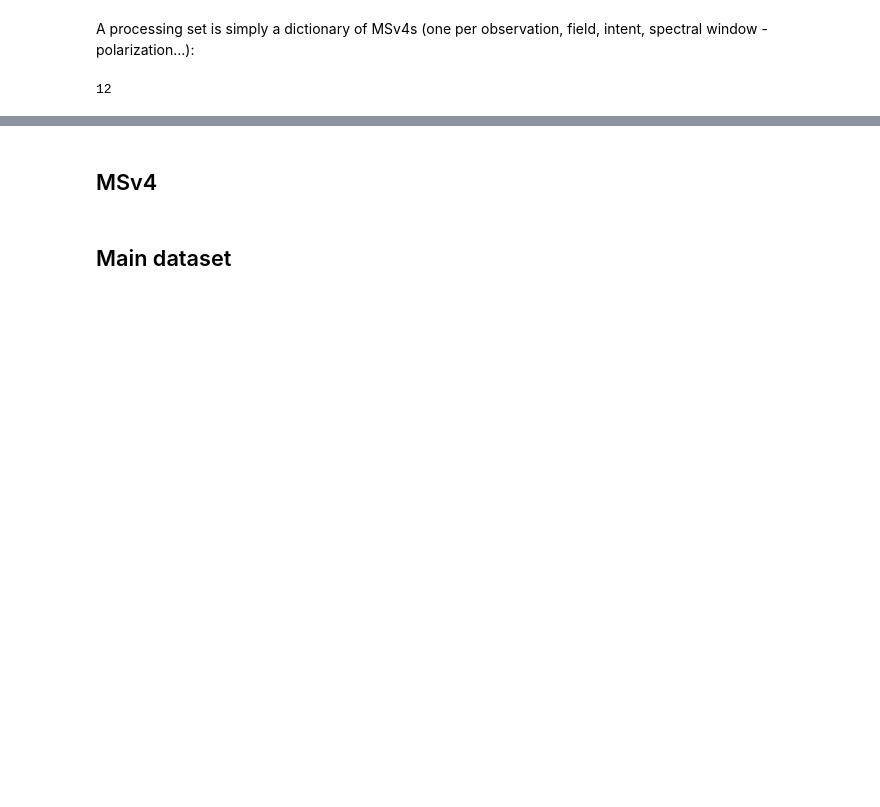
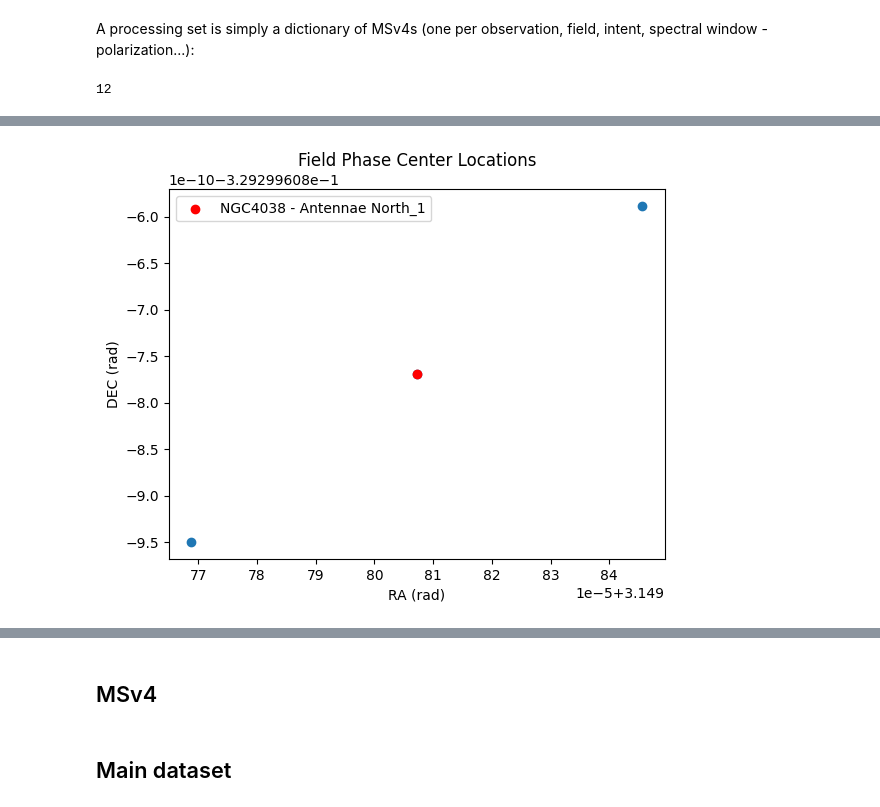
Before and after one commit to casangi/xradio, a Jupyter notebook: docs/source/measurement_set/tutorials/ps_vis.ipynb, the cells around one changed output, grey strips where cells are left out. Saved outputs shown, nothing was run; the diff lists cells and outputs as text; code cells hidden in the pictures; blank space fills up the shorter version.

```diff
--- a/docs/source/measurement_set/tutorials/ps_vis.ipynb
+++ b/docs/source/measurement_set/tutorials/ps_vis.ipynb
@@ -114,0 +115,4 @@ dict_keys(['Antennae_North.cal.lsrk.split_08', 'Antennae_North.cal.lsrk.split_03
+# %%
+ps.plot_phase_centers()
+# %% [output]
+[figure, added]
```
Also changed, not shown: parts of 14 cells of this notebook, 16 other files.
